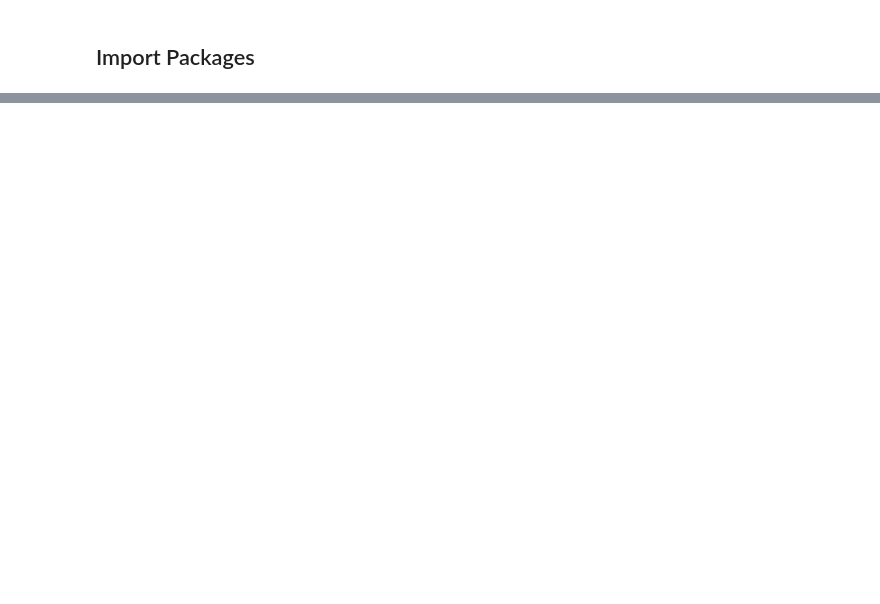
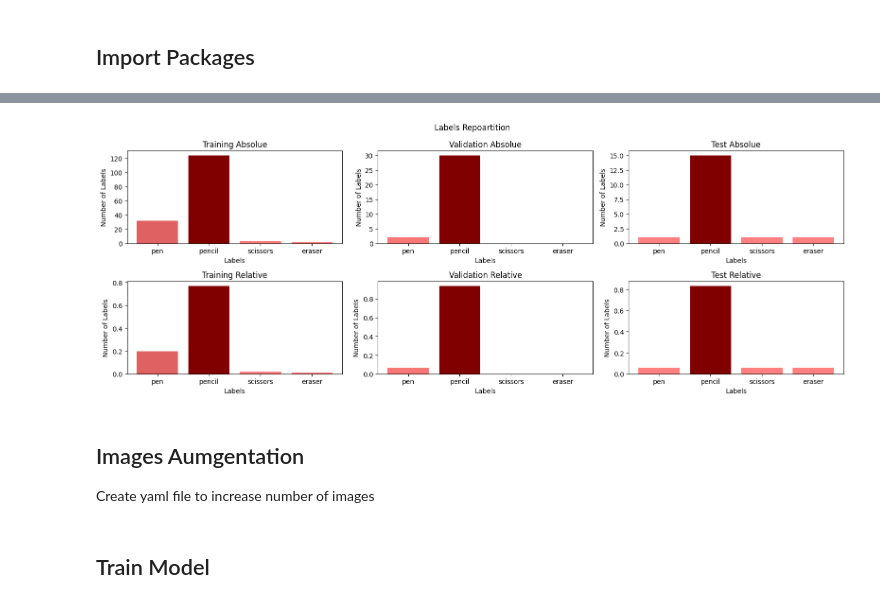
Before and after one commit to AlessandriniAntoine/Eden_Robotics, a Jupyter notebook: Python/vision/detection/yolo/main.ipynb, the cells around one changed output, grey strips where cells are left out. Cells and saved outputs as stored; diff of their text form; code cells hidden in the pictures; blank space fills up the shorter version.

Commit message:
yolo model improvement

```diff
--- a/Python/vision/detection/yolo/main.ipynb
+++ b/Python/vision/detection/yolo/main.ipynb
@@ -324,0 +373,53 @@ print(weigths_path)
+# %%
+test_num_labels = np.array(list(test_labels_repartition.values()))
+train_num_labels = np.array(list(train_labels_repartition.values()))
+valid_num_labels = np.array(list(valid_labels_repartition.values()))
+
+fig, axes = plt.subplots(2, 3, figsize=(16, 6))
+
+ax = axes[0][0]
+ax.bar(list(train_labels_repartition.keys()),train_num_labels,color=color(train_num_labels))
+ax.set_xlabel('Labels')
+ax.set_ylabel('Number of Labels')
+ax.set_title('Training Absolue')
+
+
+ax = axes[0][1]
+ax.bar(list(valid_labels_repartition.keys()),valid_num_labels,color=color(valid_num_labels))
+ax.set_xlabel('Labels')
+ax.set_ylabel('Number of Labels')
+ax.set_title('Validation Absolue')
+
+ax = axes[0][2]
+ax.bar(list(test_labels_repartition.keys()),test_num_labels,color=color(test_num_labels))
+ax.set_xlabel('Labels')
+ax.set_ylabel('Number of Labels')
+ax.set_title('Test Absolue')
+
+ax = axes[1][0]
+ax.bar(list(train_labels_repartition.keys()),train_num_labels/np.sum(train_num_labels),color=color(train_num_labels/np.sum(train_num_labels)))
+ax.set_xlabel('Labels')
+ax.set_ylabel('Number of Labels')
+ax.set_title('Training Relative')
+
+ax = axes[1][1]
+ax.bar(list(valid_labels_repartition.keys()),valid_num_labels/np.sum(valid_num_labels),color=color(valid_num_labels/np.sum(valid_num_labels)))
+ax.set_xlabel('Labels')
+ax.set_ylabel('Number of Labels')
+ax.set_title('Validation Relative')
+
+ax = axes[1][2]
+ax.bar(list(test_labels_repartition.keys()),test_num_labels/np.sum(test_num_labels),color=color(test_num_labels/np.sum(test_num_labels)))
+ax.set_xlabel('Labels')
+ax.set_ylabel('Number of Labels')
+ax.set_title('Test Relative')
+
+fig.suptitle('Labels Repoartition')
+fig.tight_layout()
+plt.show()
+# %% [output]
+[figure, added]
+# %% [markdown]
+## Images Aumgentation
+
+Create yaml file to increase number of images
@@ -324,0 +433,2 @@ print(weigths_path)
+# %% [markdown]
+## Train Model
```
Also changed, not shown: parts of 133 cells of this notebook, 5 other files.
